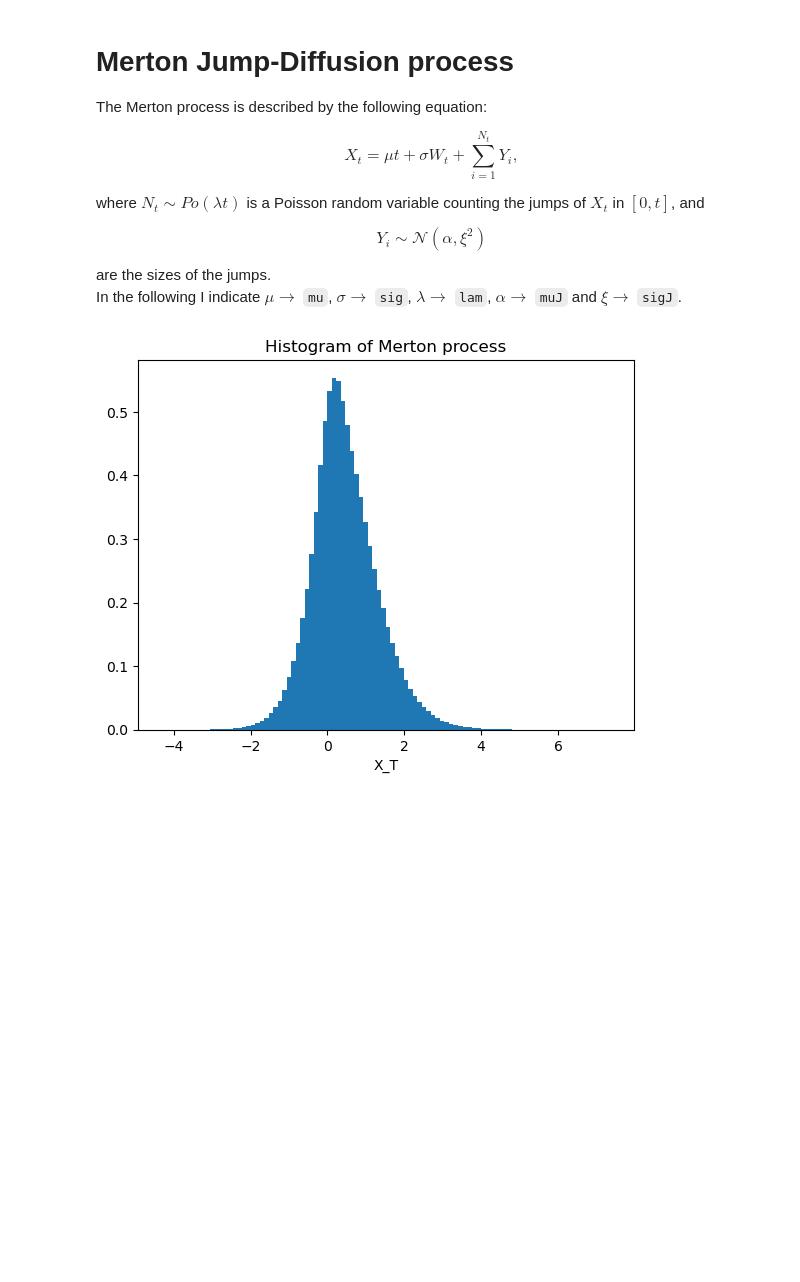
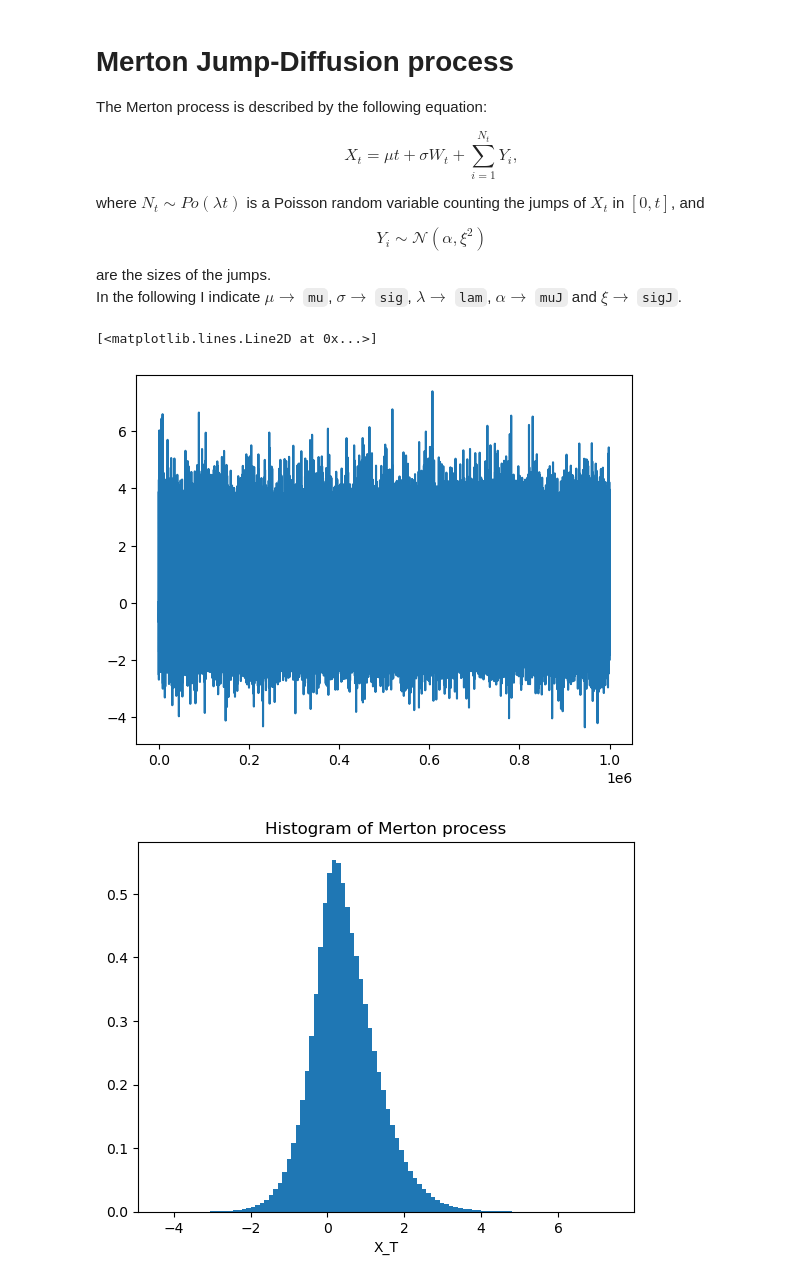
Before and after one commit to lxg969/Monte-Carlo-Seminar1, a Jupyter notebook: Main.ipynb, the cells around one changed output. Saved outputs shown, nothing was run; the diff lists cells and outputs as text; code cells hidden in the pictures; blank space fills up the shorter version.

```diff
--- a/Main.ipynb
+++ b/Main.ipynb
@@ -83,6 +86,12 @@ W = ss.norm.rvs(0, 1, N)  # The normal RV vector
 P = ss.poisson.rvs(lam * T, size=N)  # Poisson random vector
 Jumps = np.asarray([ss.norm.rvs(muJ, sigJ, i).sum() for i in P])  # Jumps vector
 X_T = mu * T + np.sqrt(T) * sig * W + Jumps  # Merton process
+# %%
+#single path
+plt.plot(X_T)
+# %% [output]
+[<matplotlib.lines.Line2D at 0x...>]
+[figure, added]
 # %%
 #plot the histogram
 plt.hist(X_T, bins=100, density=True)
```
Also changed, not shown: parts of 4 cells of this notebook, 20 other files.
